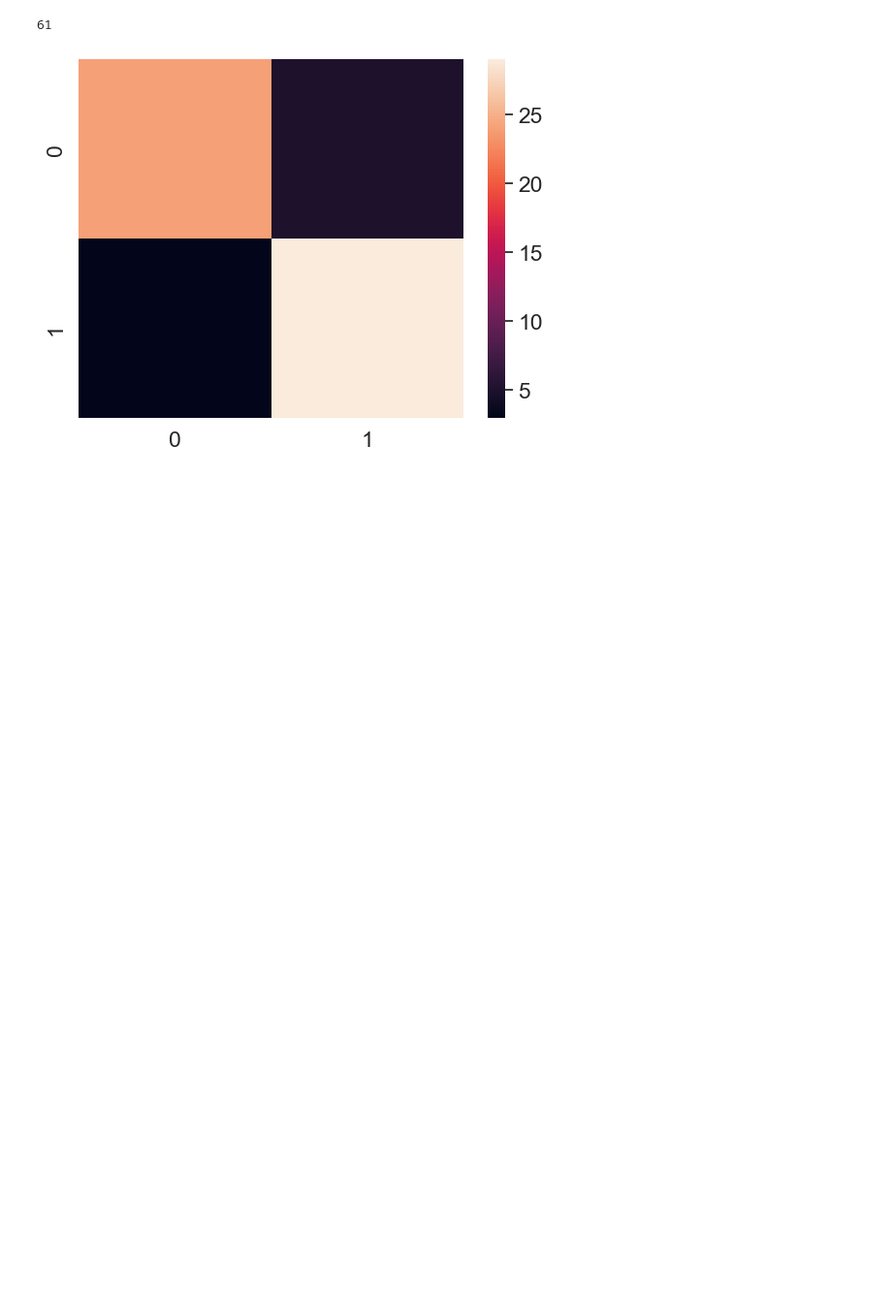
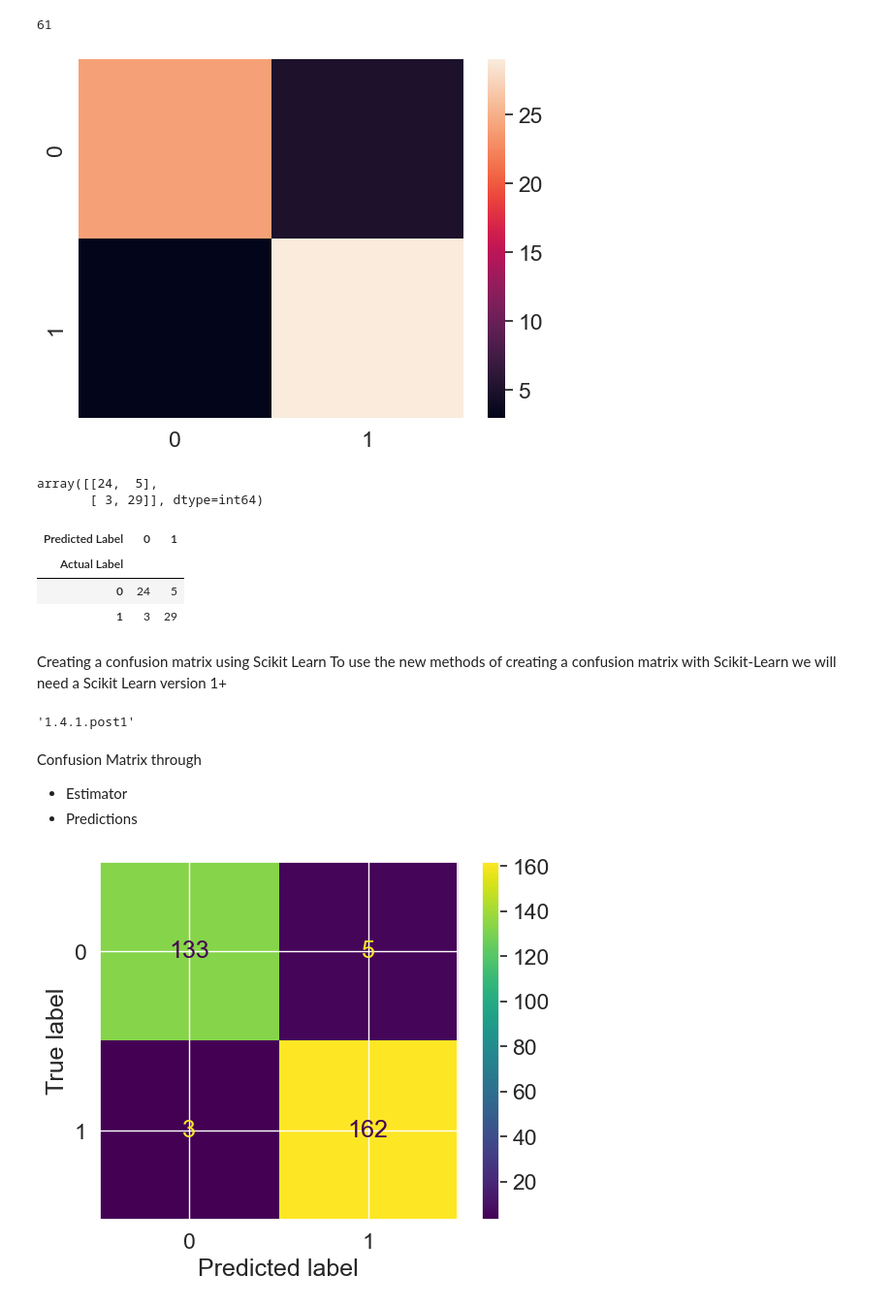
Before and after one commit to kanikaguptakk/Data_Science_Notes-, a Jupyter notebook: what_we_r_covering/classprob2_cont_3.ipynb, the cells around one changed output. Shown at 97% size. Saved outputs shown, nothing was run; the diff lists cells and outputs as text; code cells hidden in the pictures; blank space fills up the shorter version.

```diff
--- a/what_we_r_covering/classprob2_cont_3.ipynb
+++ b/what_we_r_covering/classprob2_cont_3.ipynb
@@ -206,3 +206,35 @@ confusion_matrix=confusion_matrix(Y_test, Y_preds)
 sns.heatmap(confusion_matrix);
 # %% [output]
 [figure]
+# %%
+from sklearn.metrics import confusion_matrix
+Y_preds=clf.predict(X_test)
+confusion_matrix(Y_test, Y_preds)
+# %% [output]
+array([[24,  5],
+       [ 3, 29]], dtype=int64)
+# %%
+pd.crosstab(Y_test, Y_preds, rownames=["Actual Label"], colnames=["Predicted Label"])
+# %% [output]
+| Predicted Label | 0 | 1 |
+| Actual Label |  |  |
+| 0 | 24 | 5 |
+| 1 | 3 | 29 |
+# %% [markdown]
+Creating a confusion matrix using Scikit Learn
+To use the new methods of creating a confusion matrix with Scikit-Learn we will need a Scikit Learn version 1+
+# %%
+import sklearn
+sklearn.__version__
+# %% [output]
+'1.4.1.post1'
+# %% [markdown]
+Confusion Matrix through
+* Estimator
+* Predictions
+# %%
+# M1.
+from sklearn.metrics import ConfusionMatrixDisplay
+ConfusionMatrixDisplay.from_estimator(estimator=clf, X=X, y=Y);
+# %% [output]
+[figure, added]
```
Also changed, not shown: parts of 5 cells of this notebook.
